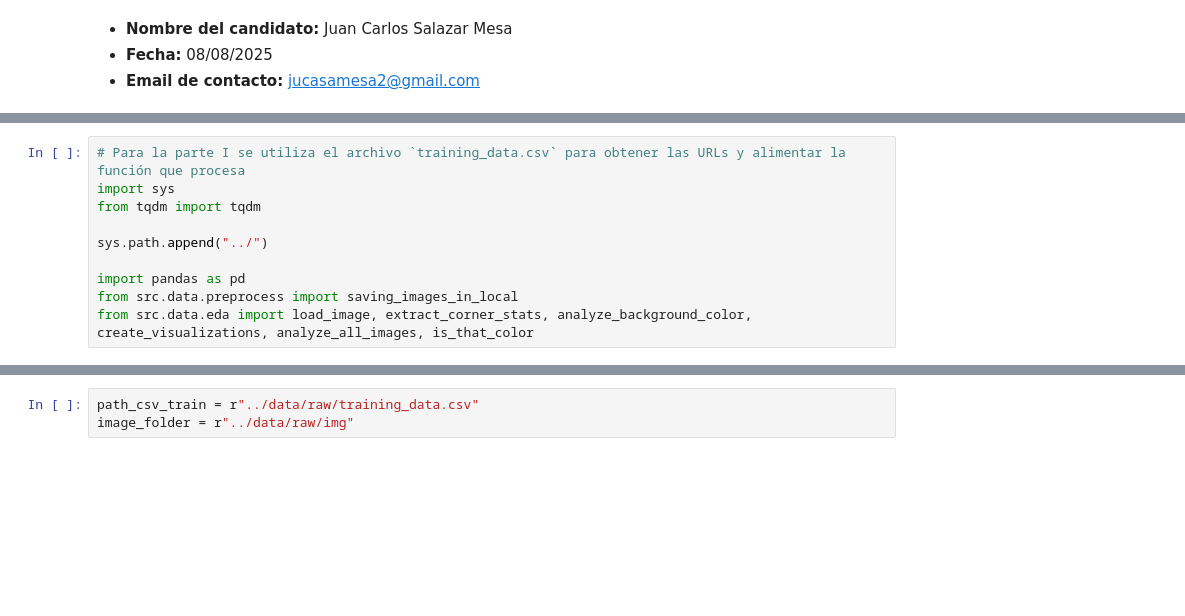
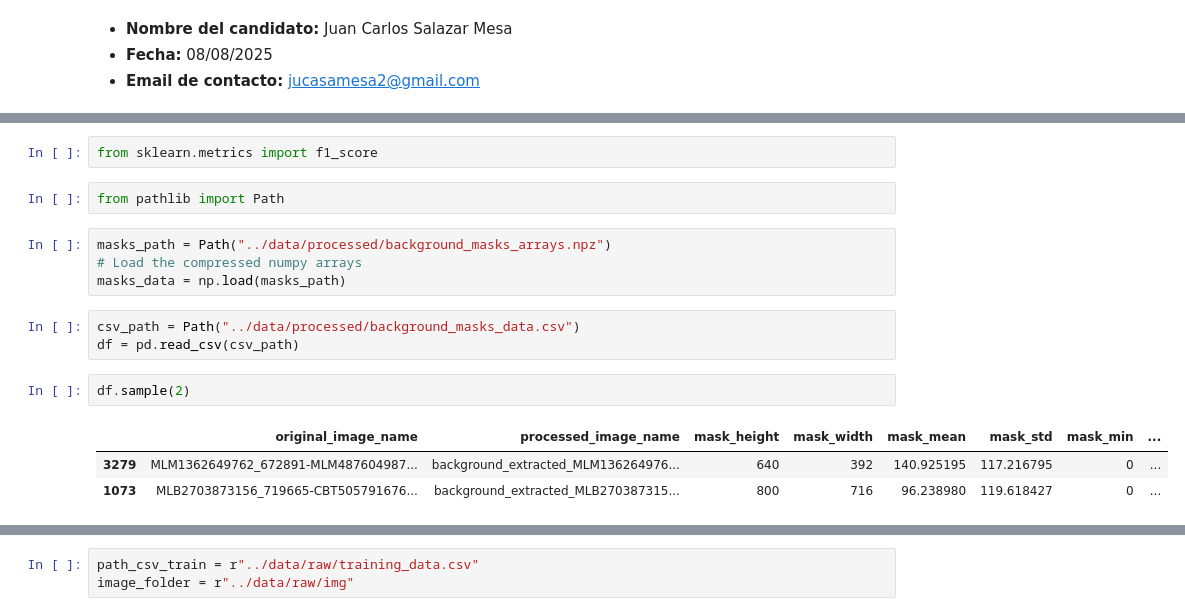
Before and after one commit to jucasamesa/prueba_tecnica_cvc, a Jupyter notebook: image-classification-app/notebooks/prueba_tecnica_cvc.ipynb, the cells around one changed output, grey strips where cells are left out. Cells and saved outputs as stored; diff of their text form; blank space fills up the shorter version.

```diff
--- a/image-classification-app/notebooks/prueba_tecnica_cvc.ipynb
+++ b/image-classification-app/notebooks/prueba_tecnica_cvc.ipynb
@@ -41,10 +105,17 @@ from sklearn.metrics import accuracy_score, classification_report, confusion_mat
-# %%
-# Para la parte I se utiliza el archivo `training_data.csv` para obtener las URLs y alimentar la función que procesa
-import sys
-from tqdm import tqdm
-
-sys.path.append("../")
-
-import pandas as pd
-from src.data.preprocess import saving_images_in_local
-from src.data.eda import load_image, extract_corner_stats, analyze_background_color, create_visualizations, analyze_all_images, is_that_color
+# %%
+from sklearn.metrics import f1_score
+# %%
+from pathlib import Path
+# %%
+masks_path = Path("../data/processed/background_masks_arrays.npz")
+# Load the compressed numpy arrays
+masks_data = np.load(masks_path)
+# %%
+csv_path = Path("../data/processed/background_masks_data.csv")
+df = pd.read_csv(csv_path)
+# %%
+df.sample(2)
+# %% [output]
+|  | original_image_name | processed_image_name | mask_height | mask_width | mask_mean | mask_std | mask_min | ... |
+| 3279 | MLM1362649762_672891-MLM487604987... | background_extracted_MLM136264976... | 640 | 392 | 140.925195 | 117.216795 | 0 | ... |
+| 1073 | MLB2703873156_719665-CBT505791676... | background_extracted_MLB270387315... | 800 | 716 | 96.238980 | 119.618427 | 0 | ... |
```
Also changed, not shown: parts of 21 cells of this notebook, 4 other files.
